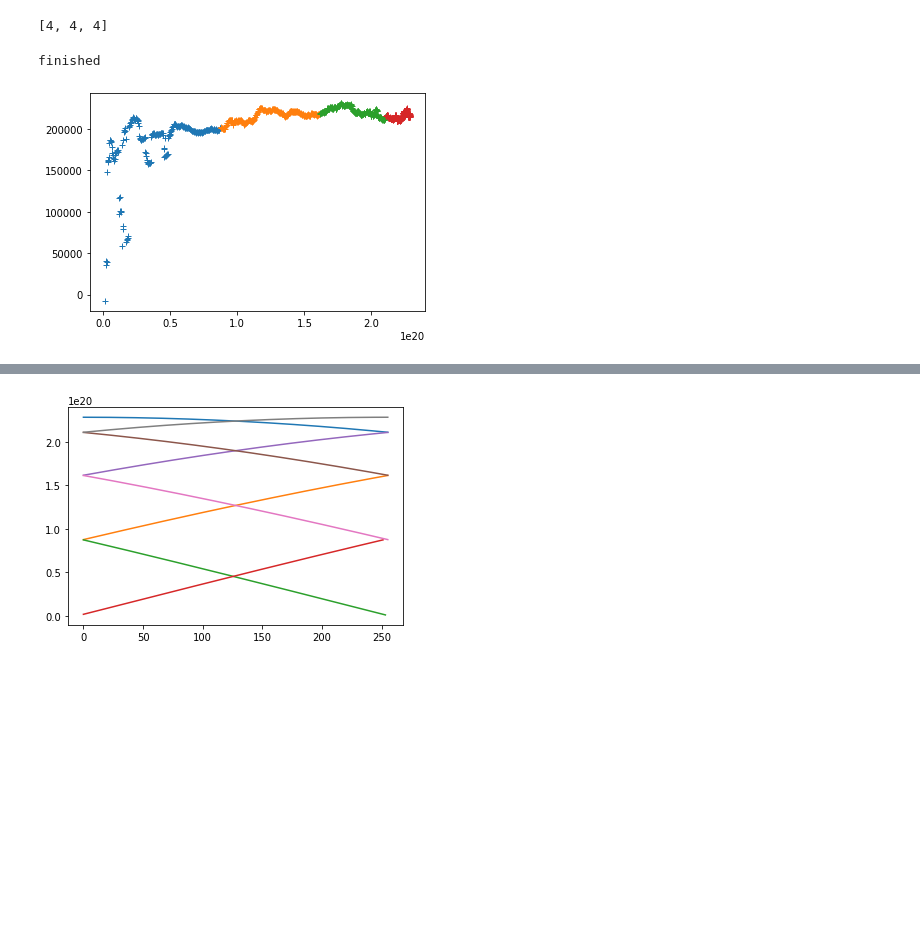
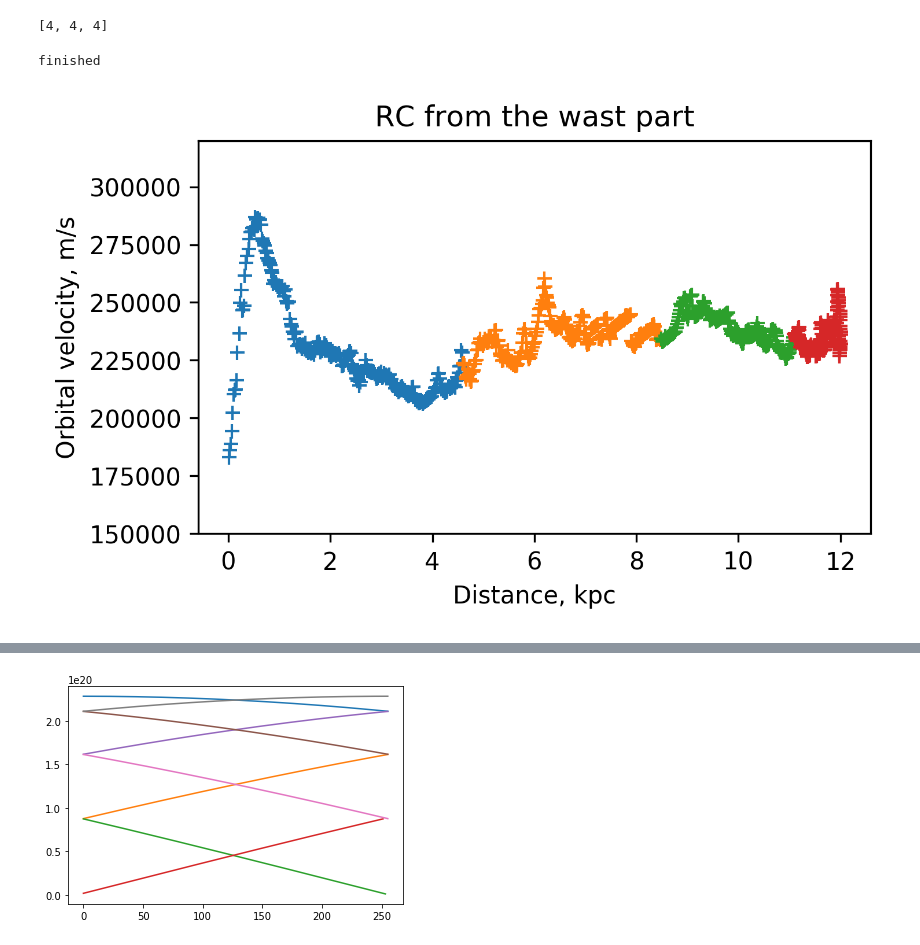
Before and after one commit to EntherH/Rotational-Curve-from-HI4PI, a Jupyter notebook: Galatic_rotational_curve.ipynb, the cells around one changed output, grey strips where cells are left out. Saved outputs shown, nothing was run; the diff lists cells and outputs as text; code cells hidden in the pictures; blank space fills up the shorter version.

Commit message:
Rotational curve noise cancellation down. New visulization done. Job completed for the lab. Need to find the mapping of high velocity cloud next time.

```diff
--- a/Galatic_rotational_curve.ipynb
+++ b/Galatic_rotational_curve.ipynb
@@ -245,38 +245,44 @@ b = np.array([3,2,1])
 # %% [output]
 [4, 4, 4]
 # %%
-files,vels,Ds= [],[],[]
+files,velsw,Ds= [],[],[]
 
-noise_thread = 13.5
+noise_thread = 0.5
 
-R0 = 2.28340141e20
+plt.figure(figsize=(5,3),dpi=300)
+
+R0 = 12
 for filename in ['HPX_089.fits','HPX_090.fits','HPX_091.fits','HPX_092.fits']:#0-90
     idc,f = arg_velmax(filename,noise_thread)
     HDU,_,_ = loadfits(filename)
 
     GLON = HDU.data.field('GLON')[idc]
     GLAT = HDU.data.field('GLAT')[idc]
 
     max_vels = np.array([cvt2vel(f,filename) for f in f]) #cvt from frequency to velocity
 
     max_vels = np.array([cvt2tot_v(v,l) for v,l in zip(max_vels, GLON)]) #cvt from local vel to total vel respect to the galaxy
 
     D = np.array([np.abs(R0*np.sin(np.pi*GLON/180)) for GLON in GLON])
 
 #     print(
 #         'For %s, the highest velocity is found at %s, %s kpc away'%(filename,vel,D)
 #     )
 #     plt.figure()
 #     plt.title(filename)
 #     plt.plot(D,max_vels)
+    plt.ylim(150000,320000)
+    plt.plot(D,max_vels,'+')
+    plt.title('RC from the wast part')
 
-    plt.plot(D,max_vels,'+')
-
+    plt.xlabel('Distance, kpc')
+    plt.ylabel('Orbital velocity, m/s')
+    plt.savefig('wast.png')
     files.append(filename)
-    vels.append(max_vels)
+    velsw.append(max_vels)
     Ds.append(D)
 print('finished')
 # %% [output]
 finished
-[figure, old version]
+[figure, new version]
 # %%
```
Also changed, not shown: parts of 3 cells of this notebook, 2 other files.
